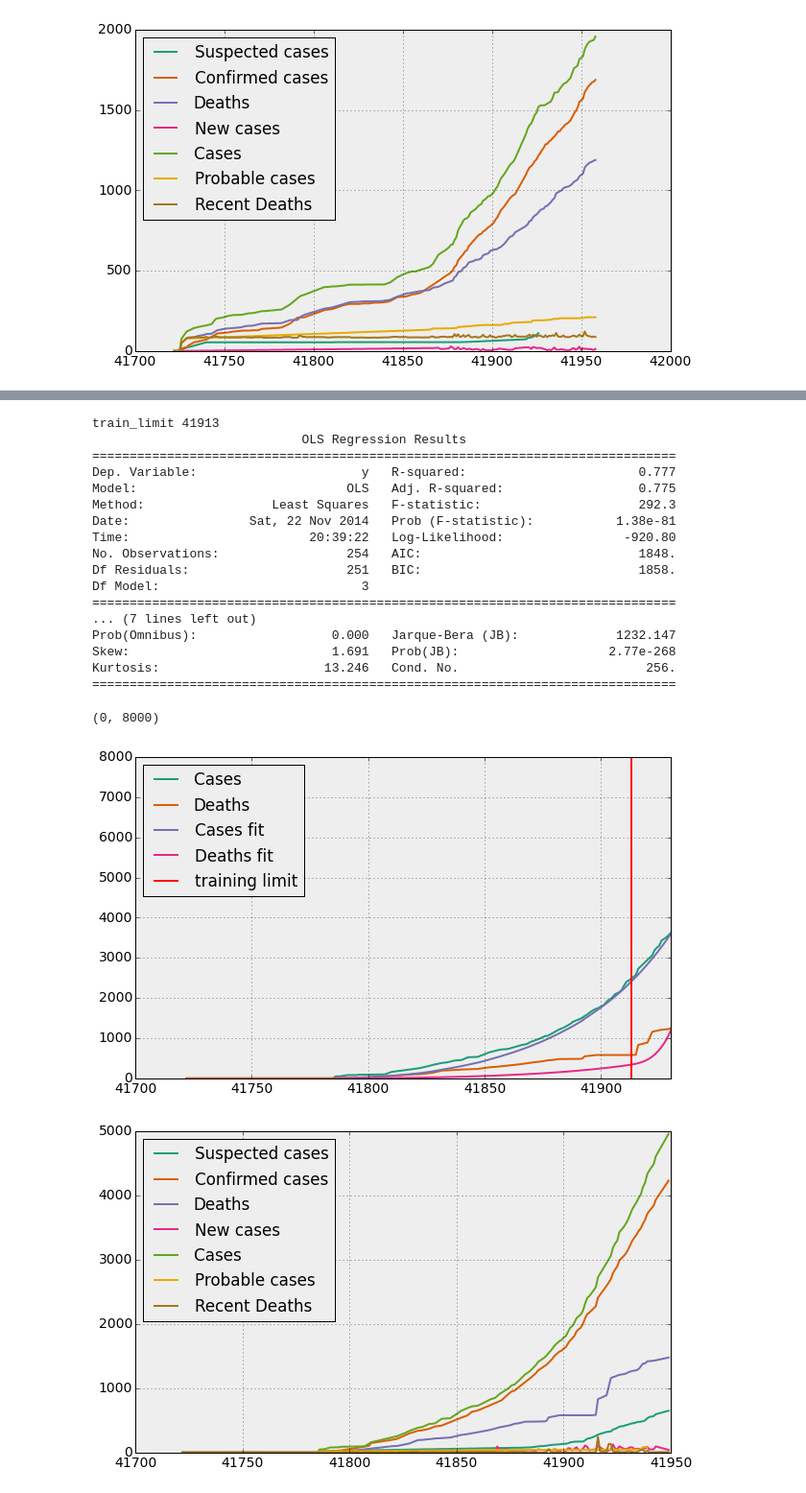
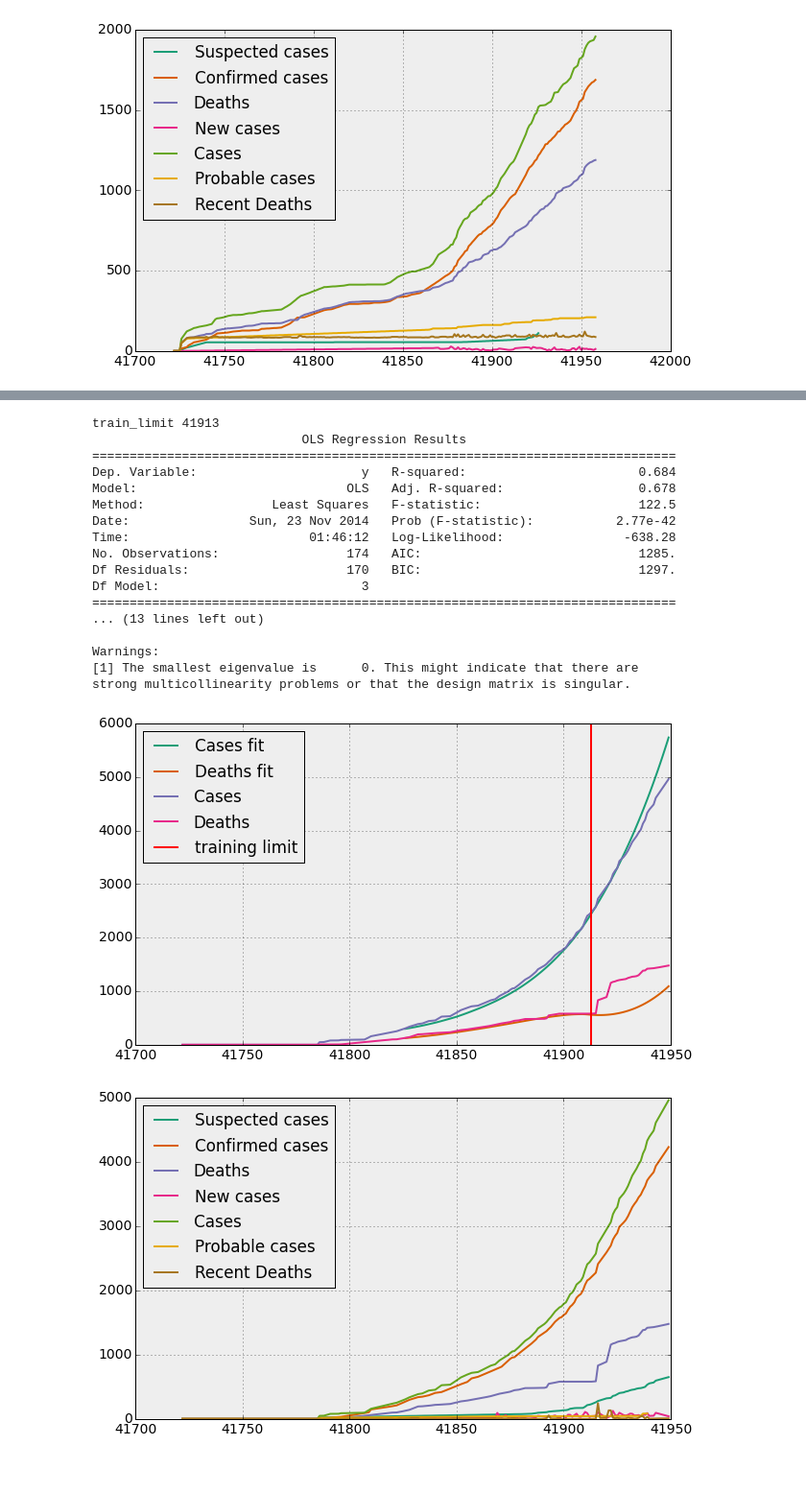
Before and after one commit to gsabran/data-science-project, a Jupyter notebook: code/timeseries.ipynb, the cells around one changed output, grey strips where cells are left out. Shown at 96% size. Cells and saved outputs as stored; diff of their text form; code cells hidden in the pictures.

Commit message:
update, add covariate date. Next step: use them!

```diff
--- a/code/timeseries.ipynb
+++ b/code/timeseries.ipynb
@@ -266,10 +266,11 @@ def to_X_Y(country_code, sdr_id):
             recent_deaths = _df[_df.category == 'Recent Deaths']
             deaths = _df[_df.category == 'Deaths']
             I = get_first(infected, 'value')
+            #print d
             D_recent = get_first(recent_deaths, 'value')
 
             y = get_first(infected, 'delta')
-            x = [I, -I, D_recent]
+            x = [I, -I, 0]
             X.append(x)
             Y.append([y])
 
@@ -280,7 +281,7 @@ def to_X_Y(country_code, sdr_id):
             dates.append(d)
     return np.array(X), np.array(Y), dates
 
-def fit_data(country_code, sdr_id, train_limit, days_after):
+def fit_data(country_code, sdr_id, train_limit, days_after, should_print_table):
     train_limit = (dt.datetime.strptime(train_limit, '%Y-%m-%d') - dt.datetime(1899, 12, 30)).days
     print 'train_limit', train_limit
     # convert the data to matrix
@@ -291,12 +292,13 @@ def fit_data(country_code, sdr_id, train_limit, days_after):
     Y_truncated = Y[days_after * 2:, :]
     # remove the non training data
     X_truncated_train = X_truncated[:(train_limit_range - days_after) * 2, :]
+    if X_truncated_train.shape[0] == 0: return None # not any data to fit
     Y_truncated_train = Y_truncated[:(train_limit_range - days_after) * 2, :]
     # fit the OLS
     model = sm.OLS(Y_truncated_train, X_truncated_train)
     results = model.fit()
     # print the OLS stats
-    print(results.summary())
+    if should_print_table: print(results.summary())
 
     # build the fitted times series step by step
     # get the last known data
@@ -319,7 +321,7 @@ def fit_data(country_code, sdr_id, train_limit, days_after):
         recent_deaths = recent_deaths[1:]
         recent_deaths.append(delta_D)
         last_data_known = last_data_known + np.array([[delta_I, -delta_I, 0], [0, delta_I, 0]])
-        last_data_known[1, 2] = sum(recent_deaths)
+        #last_data_known[1, 2] = sum(recent_deaths)
 
     cum_y, cum_d_recent = [], []
     y, d_recent = sum(Y[:days_after * 2:2]), sum(Y[1:days_after * 2 + 1:2])
@@ -335,14 +337,16 @@ def fit_data(country_code, sdr_id, train_limit, days_after):
 
     return cum_y, cum_d_recent, dates[days_after:]
 
-def plot_fit(country_code, sdr_id, train_limit='2014-10-01', days_after=0):
-    plot(country_code, sdr_id, ['Cases', 'Deaths'])
-    Y_hat, D_hat, dates = fit_data(country_code, sdr_id, train_limit, days_after)
+def plot_fit(country_code, sdr_id, train_limit='2014-10-01', days_after=0, should_print_table=False):
+    fit = fit_data(country_code, sdr_id, train_limit, days_after, should_print_table)
+    if fit is None: return
+    Y_hat, D_hat, dates = fit
     plt.plot(dates, Y_hat, label='Cases fit')
     plt.plot(dates, D_hat, label='Deaths fit')
 
     # plot trianing limit
     train_limit = (dt.datetime.strptime(train_limit, '%Y-%m-%d') - dt.datetime(1899, 12, 30)).days
+    plot(country_code, sdr_id, ['Cases', 'Deaths'])
     ax = plt.axis()
     plt.plot([train_limit, train_limit], [0, 1e50], color='r', label='training limit')
     plt.axis(ax)
@@ -375,28 +379,25 @@ Kurtosis:                      18.131   Cond. No.                         23.1
 # %%
 country_code, sdr_id = 'SL', 0
-plot_fit(country_code, sdr_id, train_limit='2014-10-01', days_after=0)
-plt.xlim(41700, 41930)
-plt.ylim(0, 8000)
+plot_fit(country_code, sdr_id, train_limit='2014-10-01', days_after=40, should_print_table=True)
 # %% [output]
 train_limit 41913
                             OLS Regression Results
 ==============================================================================
-Dep. Variable:                      y   R-squared:                       0.777
-Model:                            OLS   Adj. R-squared:                  0.775
-Method:                 Least Squares   F-statistic:                     292.3
-Date:                Sat, 22 Nov 2014   Prob (F-statistic):           1.38e-81
-Time:                        20:39:22   Log-Likelihood:                -920.80
-No. Observations:                 254   AIC:                             1848.
-Df Residuals:                     251   BIC:                             1858.
+Dep. Variable:                      y   R-squared:                       0.684
+Model:                            OLS   Adj. R-squared:                  0.678
+Method:                 Least Squares   F-statistic:                     122.5
+Date:                Sun, 23 Nov 2014   Prob (F-statistic):           2.77e-42
+Time:                        01:46:12   Log-Likelihood:                -638.28
+No. Observations:                 174   AIC:                             1285.
+Df Residuals:                     170   BIC:                             1297.
 Df Model:                           3
 ==============================================================================
-... (7 lines left out)
-Prob(Omnibus):                  0.000   Jarque-Bera (JB):             1232.147
-Skew:                           1.691   Prob(JB):                    2.77e-268
-Kurtosis:                      13.246   Cond. No.                         256.
-==============================================================================
+... (13 lines left out)
+
+Warnings:
+[1] The smallest eigenvalue is      0. This might indicate that there are
+strong multicollinearity problems or that the design matrix is singular.
-(0, 8000)
-[figure, old version]
+[figure, new version]
 # %%
 plot('SL', 0)
 # %% [output]
```
Also changed, not shown: parts of 7 cells of this notebook, 4 other files.
